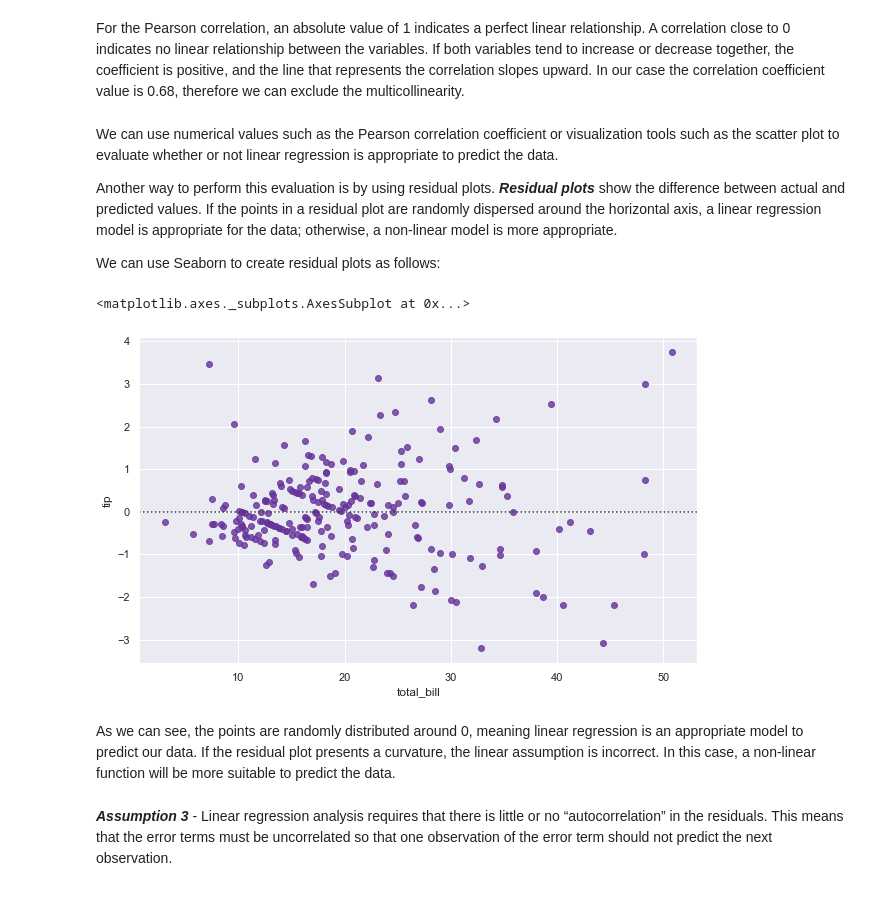
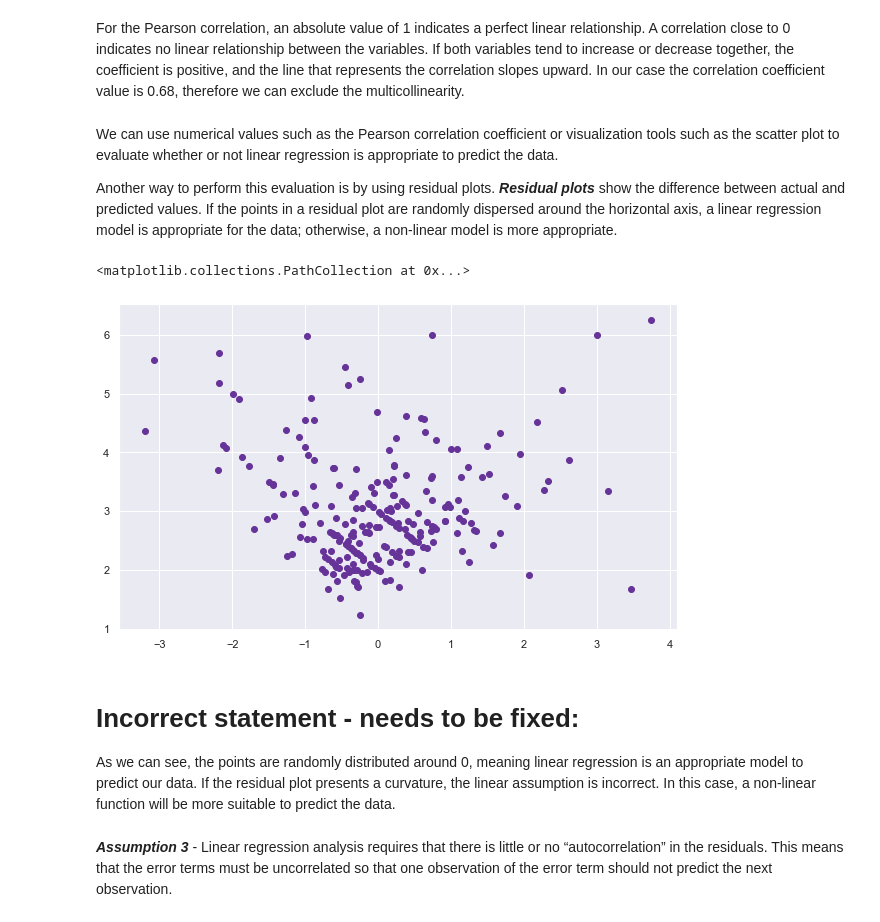
Before and after one commit to JuliaMal/Fundamentals_project, a Jupyter notebook: Tips.ipynb, the cells around one changed output. Cells and saved outputs as stored; diff of their text form; code cells hidden in the pictures.

```diff
--- a/Tips.ipynb
+++ b/Tips.ipynb
@@ -468,15 +469,24 @@ For the Pearson correlation, an absolute value of 1 indicates a perfect linear r
 We can use numerical values such as the Pearson correlation coefficient or visualization tools such as the scatter plot to evaluate whether or not linear regression is appropriate to predict the data.
 
 Another way to perform this evaluation is by using residual plots. _**Residual plots**_ show the difference between actual and predicted values. If the points in a residual plot are randomly dispersed around the horizontal axis, a linear regression model is appropriate for the data; otherwise, a non-linear model is more appropriate.
-
-We can use Seaborn to create residual plots as follows:
-# %%
-fig = plt.figure(figsize=(10,6))
-sns.residplot(df['total_bill'], df['tip'], color="rebeccapurple")
-# %% [output]
-<matplotlib.axes._subplots.AxesSubplot at 0x...>
-[figure, removed]
+# %%
+# Run regression:
+reg = smf.ols('tip ~ total_bill', data=df).fit()
+
+# Calculating residuals:
+pred_val = reg.fittedvalues.copy()
+true_val = df['tip'].values.copy()
+residual = true_val - pred_val
+
+# Plotting Residual vs Predicted value
+fig = plt.figure(figsize=(10,6))
+plt.scatter(residual, pred_val, color="rebeccapurple")
+# %% [output]
+<matplotlib.collections.PathCollection at 0x...>
+[figure, added]
 # %% [markdown]
+# Incorrect statement - needs to be fixed:
+
 As we can see, the points are randomly distributed around 0, meaning linear regression is an appropriate model to predict our data. If the residual plot presents a curvature, the linear assumption is incorrect. In this case, a non-linear function will be more suitable to predict the data.
 # %% [markdown]
 **_Assumption 3_** - Linear regression analysis requires that there is little or no “autocorrelation” in the residuals. This means that the error terms must be uncorrelated so that one observation of the error term should not predict the next observation.
```
Also changed, not shown: parts of 18 cells of this notebook.
